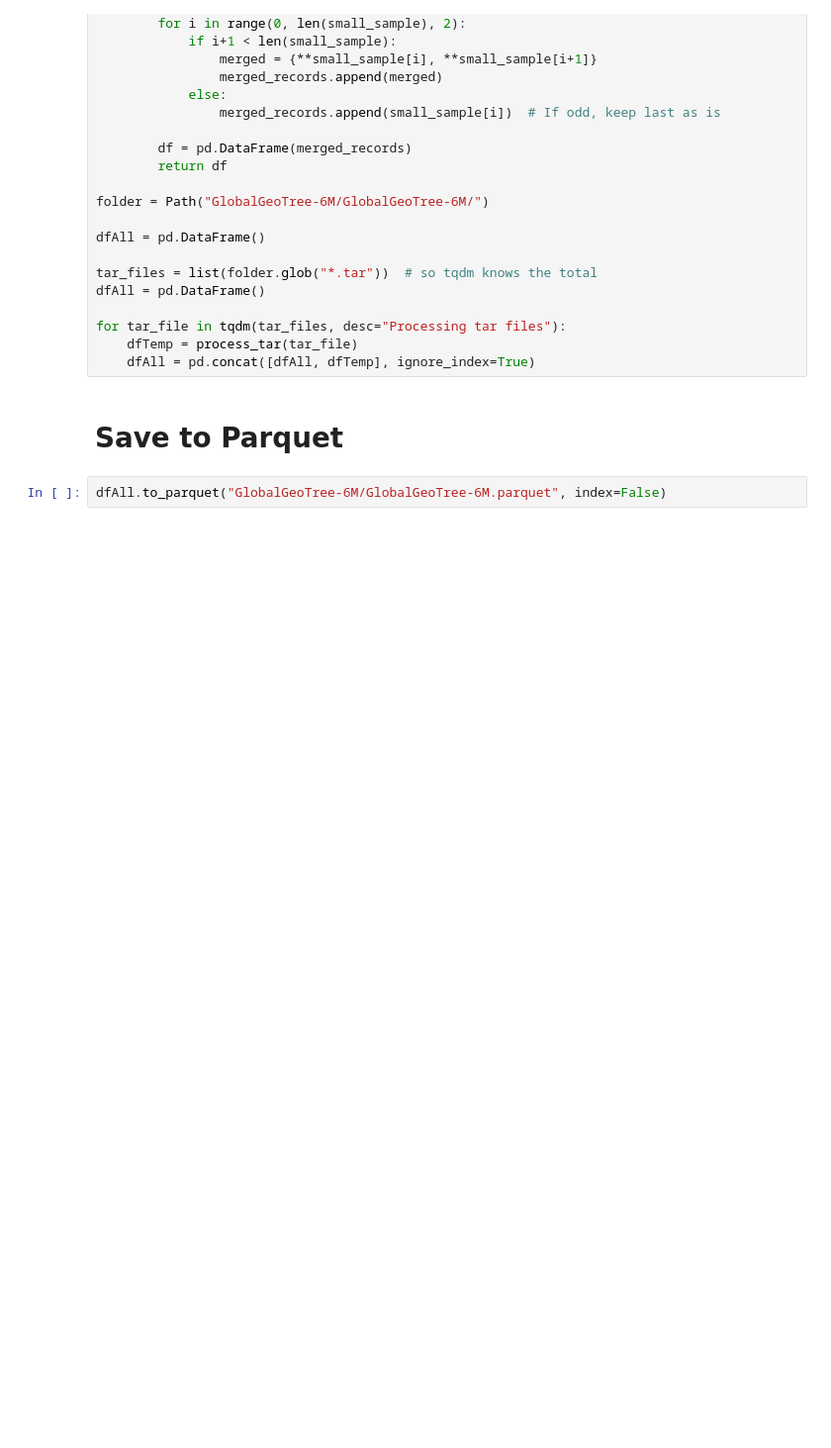
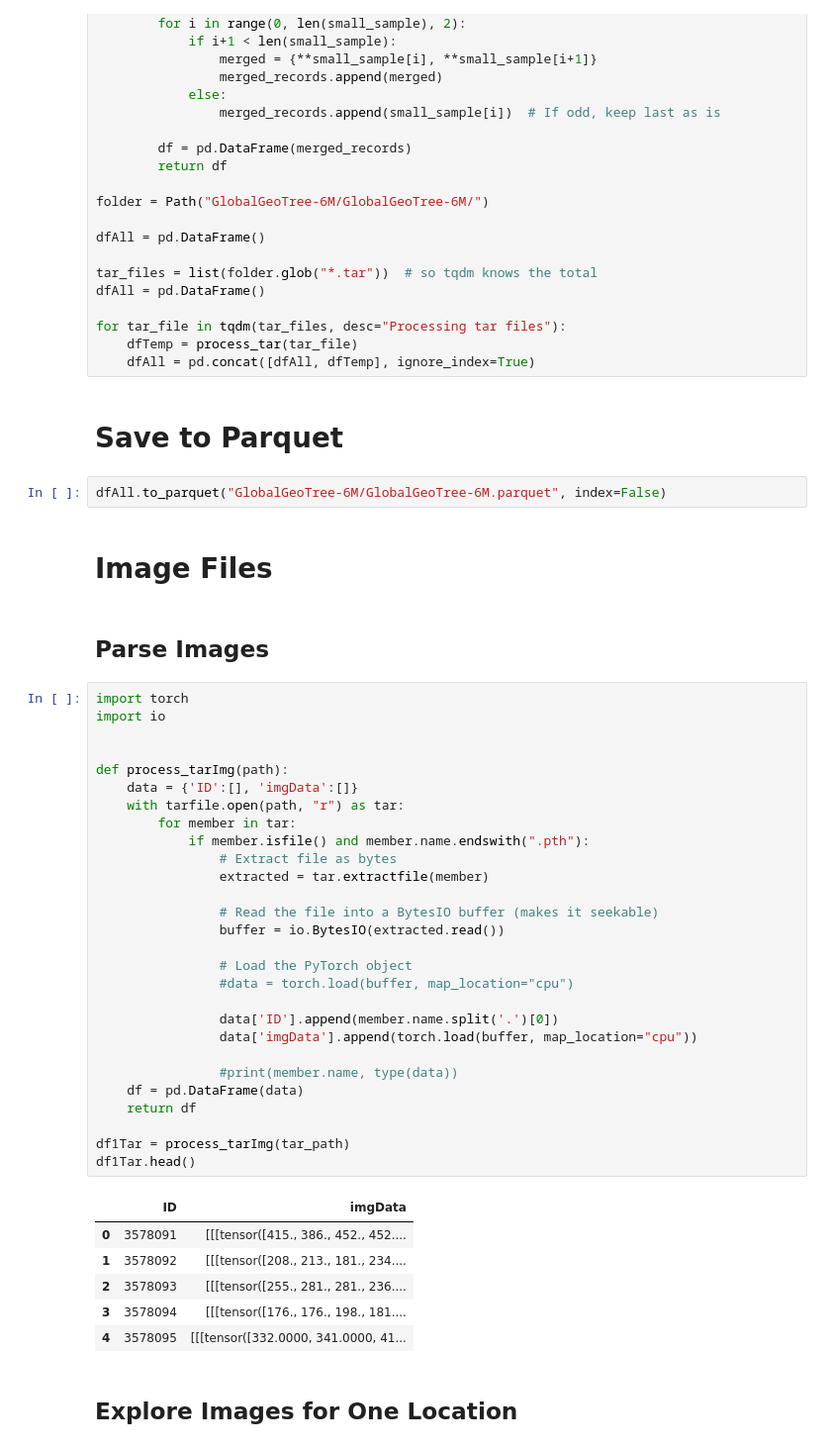
Before and after one commit to awilliams101111/dst-group-work, a Jupyter notebook: GlobalGeoTree/dataLoading.ipynb, the cells around one changed output. Shown at 99% size. Saved outputs shown, nothing was run; the diff lists cells and outputs as text; blank space fills up the shorter version.

```diff
--- a/GlobalGeoTree/dataLoading.ipynb
+++ b/GlobalGeoTree/dataLoading.ipynb
@@ -92,3 +92,44 @@ for tar_file in tqdm(tar_files, desc="Processing tar files"):
 # Save to Parquet
 # %%
 dfAll.to_parquet("GlobalGeoTree-6M/GlobalGeoTree-6M.parquet", index=False)
+# %% [markdown]
+# Image Files
+# %% [markdown]
+## Parse Images
+# %%
+import torch
+import io
+
+
+def process_tarImg(path):
+    data = {'ID':[], 'imgData':[]}
+    with tarfile.open(path, "r") as tar:
+        for member in tar:
+            if member.isfile() and member.name.endswith(".pth"):
+                # Extract file as bytes
+                extracted = tar.extractfile(member)
+
+                # Read the file into a BytesIO buffer (makes it seekable)
+                buffer = io.BytesIO(extracted.read())
+
+                # Load the PyTorch object
+                #data = torch.load(buffer, map_location="cpu")
+
+                data['ID'].append(member.name.split('.')[0])
+                data['imgData'].append(torch.load(buffer, map_location="cpu"))
+
+                #print(member.name, type(data))
+    df = pd.DataFrame(data)
+    return df
+
+df1Tar = process_tarImg(tar_path)
+df1Tar.head()
+# %% [output]
+|  | ID | imgData |
+| 0 | 3578091 | [[[tensor([415., 386., 452., 452.... |
+| 1 | 3578092 | [[[tensor([208., 213., 181., 234.... |
+| 2 | 3578093 | [[[tensor([255., 281., 281., 236.... |
+| 3 | 3578094 | [[[tensor([176., 176., 198., 181.... |
+| 4 | 3578095 | [[[tensor([332.0000, 341.0000, 41... |
+# %% [markdown]
+## Explore Images for One Location
```
Also changed, not shown: parts of 5 cells of this notebook.
